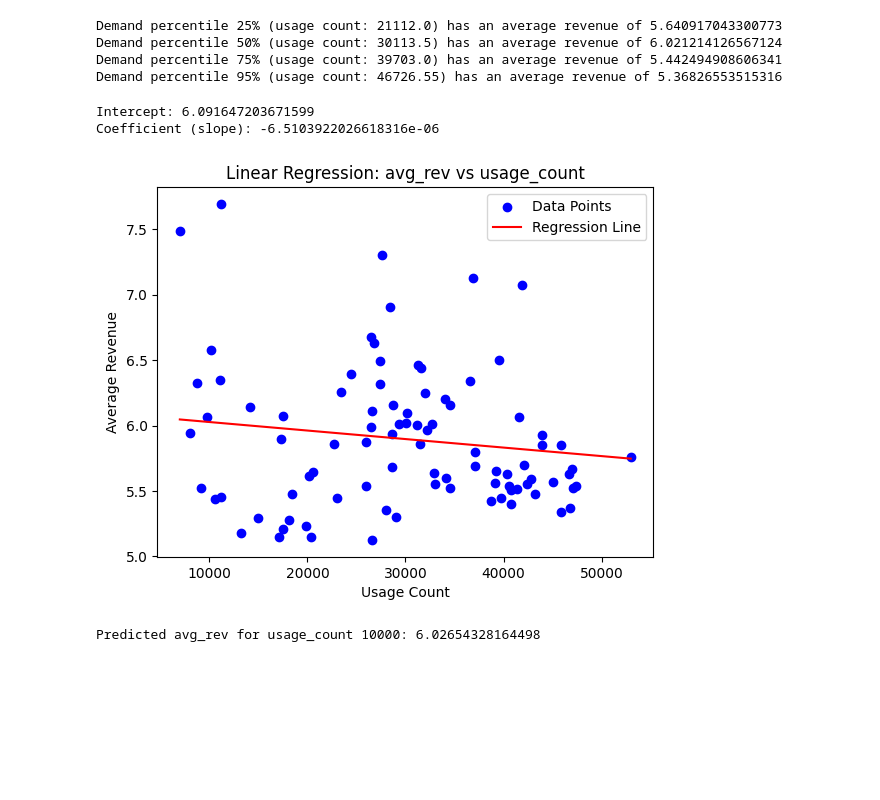
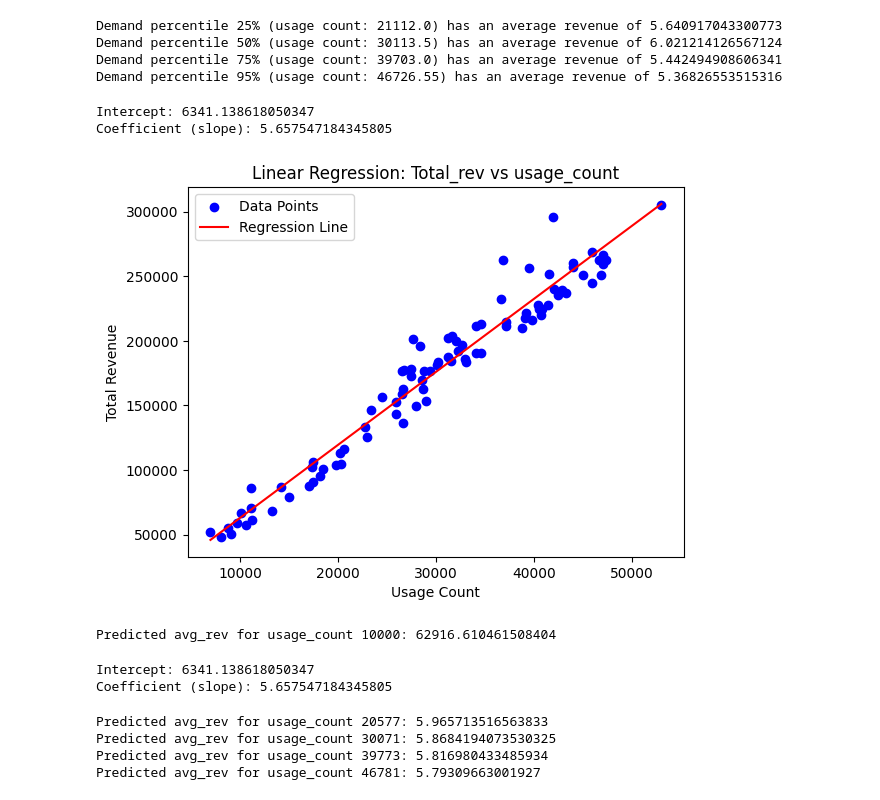
Before and after one commit to hengkuanxin/OR-SMT481-G5, a Jupyter notebook: bikeprice.ipynb, the cells around one changed output. Drawn from its saved outputs; the diff is of its cells as text; code cells hidden in the pictures; blank space fills up the shorter version.

```diff
--- a/bikeprice.ipynb
+++ b/bikeprice.ipynb
@@ -255,39 +256,92 @@ import numpy as np
 # Assuming daily_summary_sorted is your DataFrame
 # Prepare the data for the regression model
 X = daily_summary_sorted[['usage_count']]  # Features (usage_count)
-y = daily_summary_sorted['avg_rev']  # Target variable (avg_rev)
+y = daily_summary_sorted['total_revenue']  # Target variable (avg_rev)
 
 # Split the data into training and testing sets (80% train, 20% test)
 X_train, X_test, y_train, y_test = train_test_split(X, y, test_size=0.2, random_state=42)
 
 # Create the linear regression model
 model = LinearRegression()
 
 # Train the model using the training data
 model.fit(X_train, y_train)
 
 # Predict the target (avg_rev) for the test set
 y_pred = model.predict(X_test)
 
 # Print out the model parameters (intercept and coefficient)
 print(f"Intercept: {model.intercept_}")
 print(f"Coefficient (slope): {model.coef_[0]}")
 
 # Plotting the data and the regression line
 plt.scatter(X, y, color='blue', label='Data Points')  # Scatter plot of the data
 plt.plot(X, model.predict(X), color='red', label='Regression Line')  # Regression line
 plt.xlabel('Usage Count')
-plt.ylabel('Average Revenue')
-plt.title('Linear Regression: avg_rev vs usage_count')
+plt.ylabel('Total Revenue')
+plt.title('Linear Regression: Total_rev vs usage_count')
 plt.legend()
 plt.show()
 
 # Optionally, predict the average revenue for a specific usage_count
 specific_usage_count = 10000  # Example usage_count
 predicted_avg_rev = model.predict(np.array([[specific_usage_count]]))
 print(f"Predicted avg_rev for usage_count {specific_usage_count}: {predicted_avg_rev[0]}")
 # %% [output]
-Intercept: 6.091647203671599
-Coefficient (slope): -6.5103922026618316e-06
+Intercept: 6341.138618050347
+Coefficient (slope): 5.657547184345805
-[figure, old version]
+[figure, new version]
-Predicted avg_rev for usage_count 10000: 6.02654328164498
+Predicted avg_rev for usage_count 10000: 62916.610461508404
+# %%
+# Define a scaling factor that amplifies the effect of usage_count on revenue
+def scale_usage_count(usage_count, k=1):  # k controls the sensitivity
+    return usage_count ** k  # Can adjust the exponent to control the scaling
+
+# Apply the scaling function
+daily_summary_sorted['scaled_usage_count'] = daily_summary_sorted['usage_count'].apply(scale_usage_count)
+
+# Prepare the data for the regression model
+X = daily_summary_sorted[['scaled_usage_count']]  # Features (scaled usage_count)
+y = daily_summary_sorted['total_revenue']  # Target variable (avg_rev)
+
+# Train-test split and model training remains the same
+X_train, X_test, y_train, y_test = train_test_split(X, y, test_size=0.2, random_state=42)
+
+# Create and train the linear regression model
+model = LinearRegression()
+model.fit(X_train, y_train)
+
+# Predict the target (avg_rev) for the test set
+y_pred = model.predict(X_test)
+
+# Print out the model parameters (intercept and coefficient)
+print(f"Intercept: {model.intercept_}")
+print(f"Coefficient (slope): {model.coef_[0]}")
+# %% [output]
+Intercept: 6341.138618050347
+Coefficient (slope): 5.657547184345805
+# %%
+import numpy as np
+
+# Calculate exact quantile values for usage_count (0.25, 0.5, 0.75, 0.95)
+demand_percentiles = np.percentile(daily_summary_sorted['usage_count'], [25, 50, 75, 95])
+
+# Map each demand percentile to its corresponding data points
+percentile_mapping = []
+
+for percentile_value in demand_percentiles:
+    # Find the row where usage_count is equal or closest to the percentile value
+    closest_row = daily_summary_sorted.iloc[(daily_summary_sorted['usage_count'] - percentile_value).abs().argmin()]
+
+    # include scaling factor to account for the size of demand as well
+    # k is a constant that scales the effect of demand.
+    # p is a parameter that controls the sensitivity of revenue to demand changes (typically, 0 < 𝑝 <1 for diminishing returns).
+
+
+    predicted_avg_rev = model.predict(np.array([[closest_row['usage_count']]]))
+    print(f"Predicted avg_rev for usage_count {closest_row['usage_count']}: {predicted_avg_rev[0]/closest_row['usage_count']}")
+# %% [output]
+Predicted avg_rev for usage_count 20577: 5.965713516563833
+Predicted avg_rev for usage_count 30071: 5.8684194073530325
+Predicted avg_rev for usage_count 39773: 5.816980433485934
+Predicted avg_rev for usage_count 46781: 5.79309663001927
```
Also changed, not shown: parts of 3 cells of this notebook.
